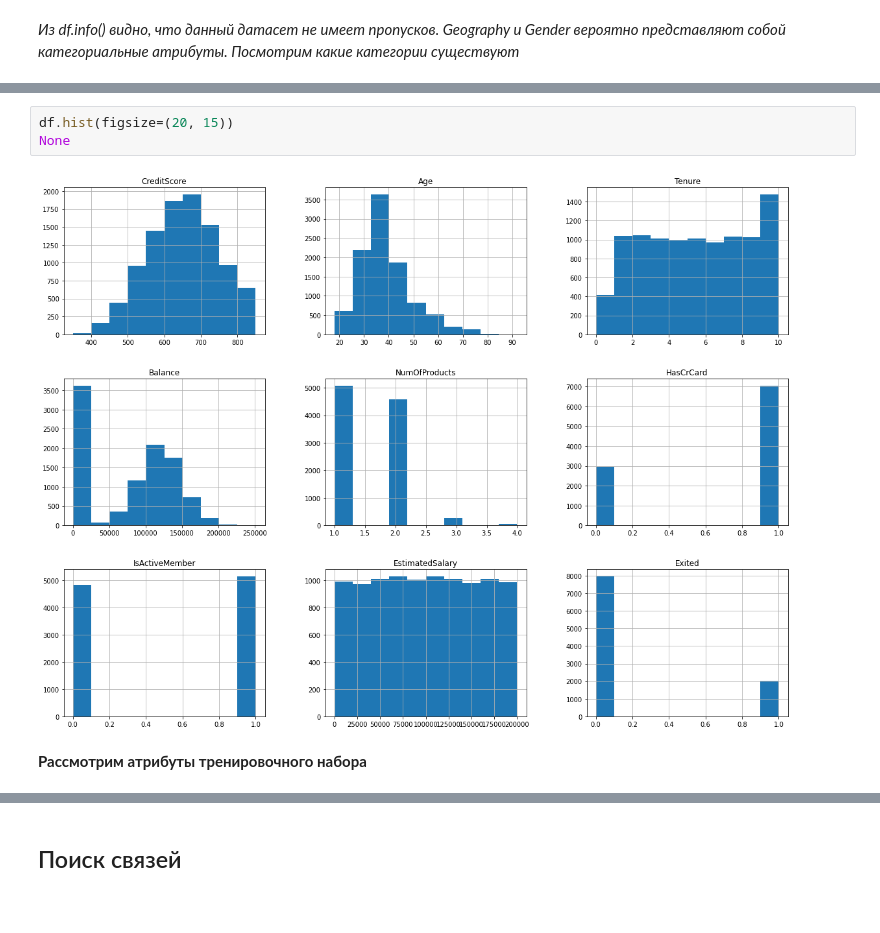
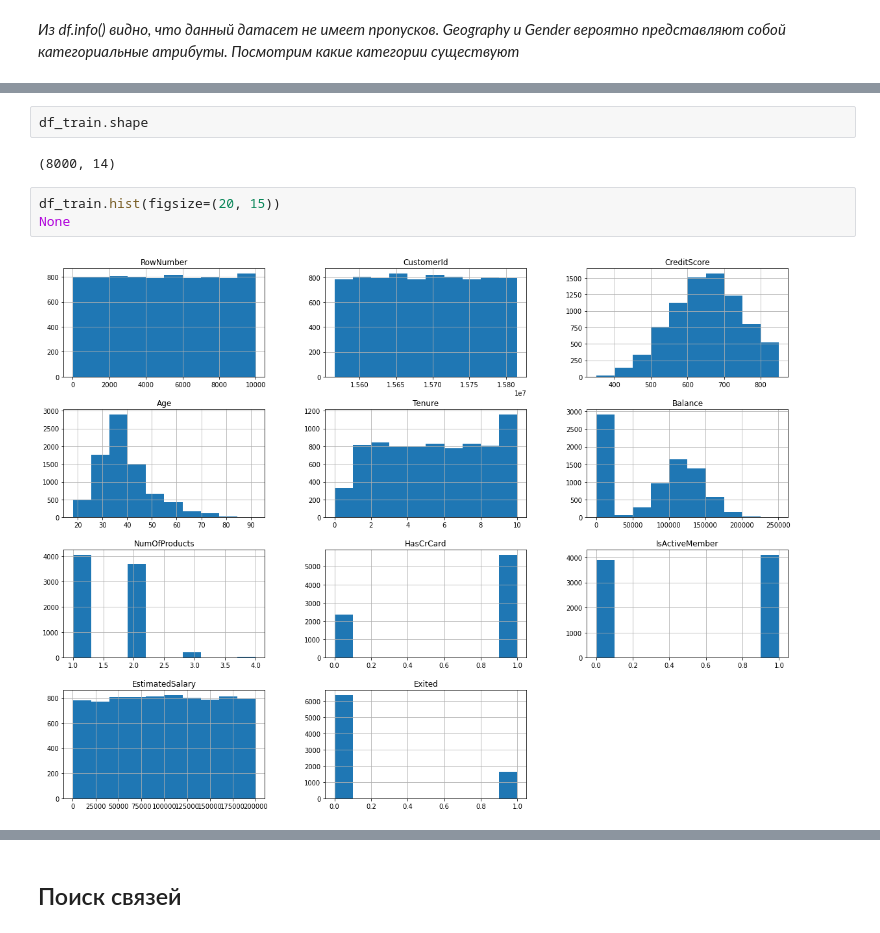
Before and after one commit to danlee65071/churn_modelling, a Jupyter notebook: Churn_Modelling.ipynb, the cells around one changed output, grey strips where cells are left out. Cells and saved outputs as stored; diff of their text form; blank space fills up the shorter version.

```diff
--- a/Churn_Modelling.ipynb
+++ b/Churn_Modelling.ipynb
@@ -113,7 +113,9 @@ df.describe()
+# %%
+df_train.shape
+# %% [output]
+(8000, 14)
 # %%
-df.hist(figsize=(20, 15))
+df_train.hist(figsize=(20, 15))
 None
 # %% [output]
-[figure, old version]
+[figure, new version]
-# %% [markdown]
-**Рассмотрим атрибуты тренировочного набора**
```
Also changed, not shown: parts of 32 cells of this notebook.
